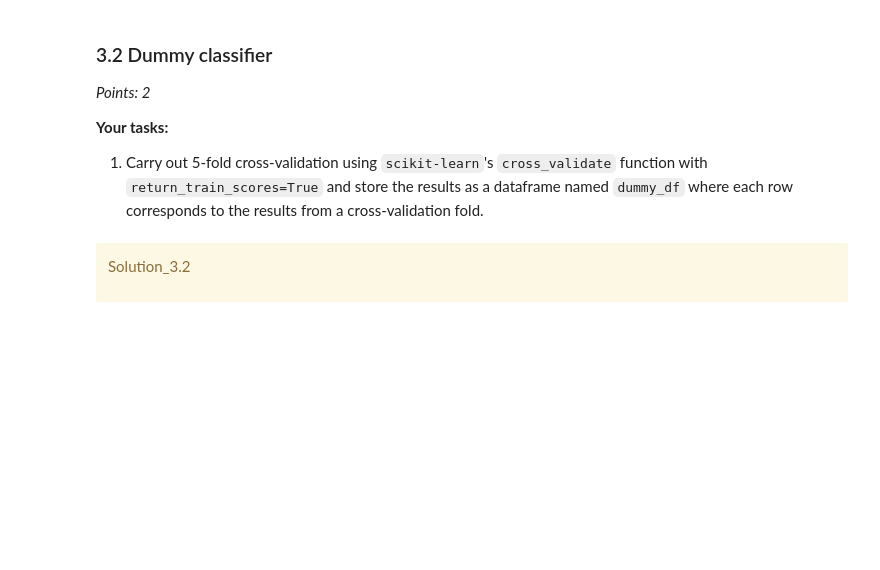
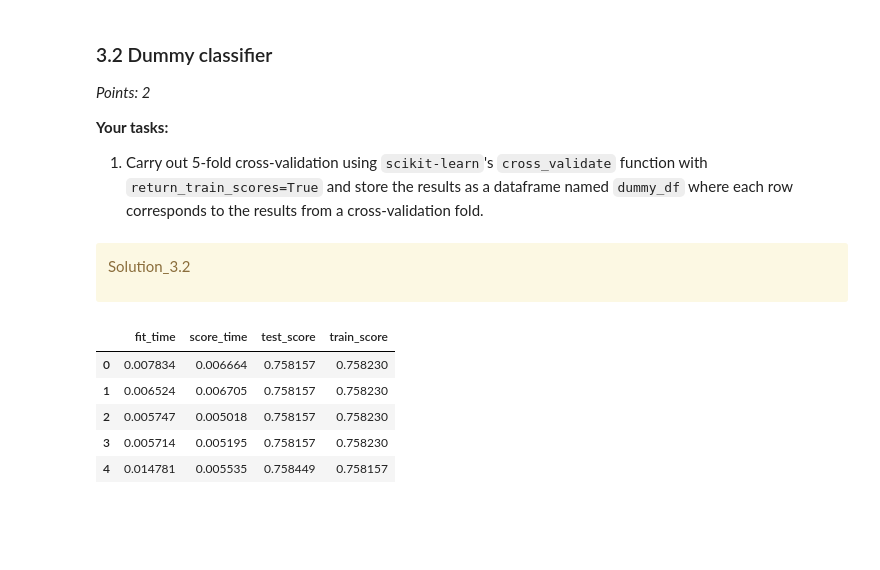
Before and after one commit to olichengus/CPSC330HW, a Jupyter notebook: hw3/hw3-Work.ipynb, the cells around one changed output. Cells and saved outputs as stored; diff of their text form; code cells hidden in the pictures; blank space fills up the shorter version.

```diff
--- a/hw3/hw3-Work.ipynb
+++ b/hw3/hw3-Work.ipynb
@@ -324,7 +324,7 @@ numeric_features = ['capital.loss','capital.gain','hours.per.week','age']
 categorical_features = ['native.country','marital.status', 'workclass', 'relationship']
 ordinal_features = ['education']
 binary_features = ['sex']
-drop_features = ["race","education.num", "fnlwgt",target]
+drop_features = ["race","education.num", "fnlwgt"]
 target = "income"
 
 print(numeric_features)
@@ -357,6 +357,8 @@ Solution_3.1
 
 </div>
 # %%
+drop_features.append(target)
+print(drop_features)
 X_train = train_df.drop(columns=drop_features)
 y_train = train_df[target]
 X_test = test_df.drop(columns=drop_features)
@@ -393,3 +392,17 @@ dummy_df
+# %%
+dummy_df = None
+
+d_class_model = DummyClassifier(strategy='most_frequent')
+d_class_model.fit(X_train,y_train)
+dummy_df = pd.DataFrame(cross_validate(d_class_model, X_train, y_train, cv=5, return_train_score=True))
+dummy_df
+# %% [output]
+|  | fit_time | score_time | test_score | train_score |
+| 0 | 0.007834 | 0.006664 | 0.758157 | 0.758230 |
+| 1 | 0.006524 | 0.006705 | 0.758157 | 0.758230 |
+| 2 | 0.005747 | 0.005018 | 0.758157 | 0.758230 |
+| 3 | 0.005714 | 0.005195 | 0.758157 | 0.758230 |
+| 4 | 0.014781 | 0.005535 | 0.758449 | 0.758157 |
 # %% [markdown]
 <br><br>
 # %% [markdown]
```
Also changed, not shown: parts of 5 cells of this notebook, 2 other files.
